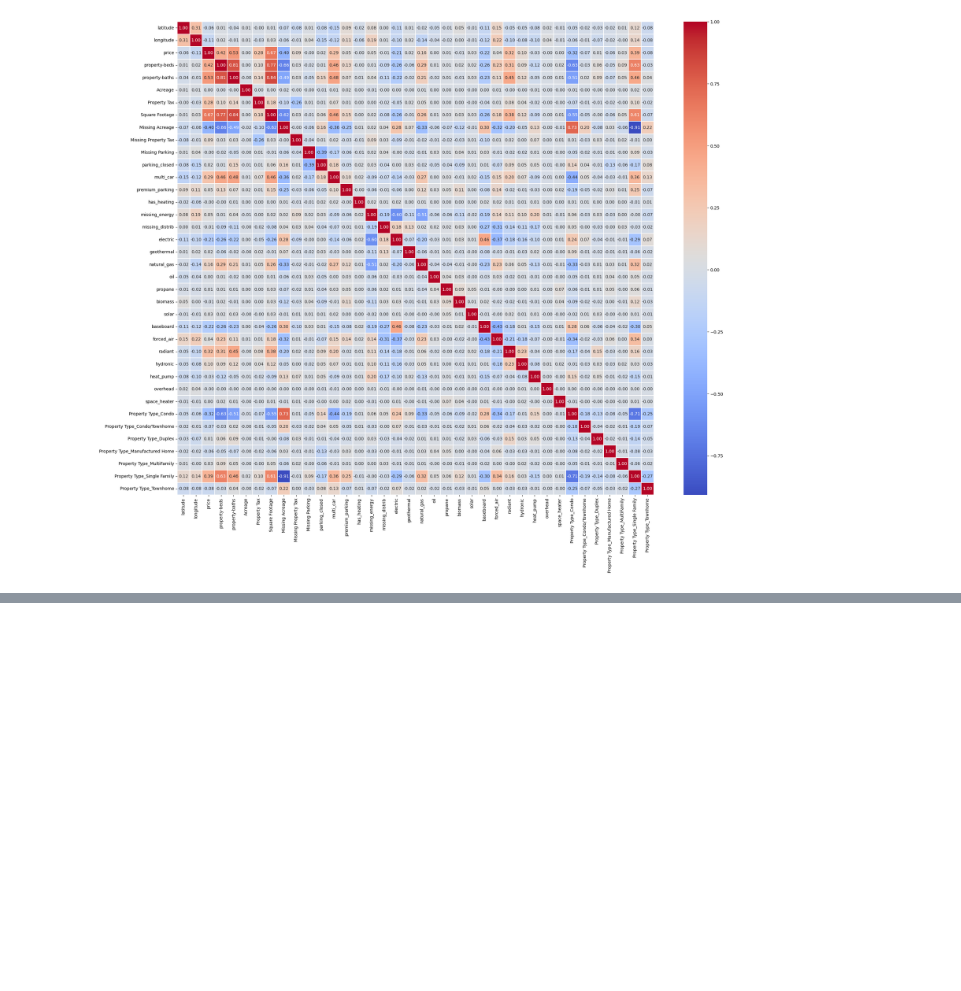
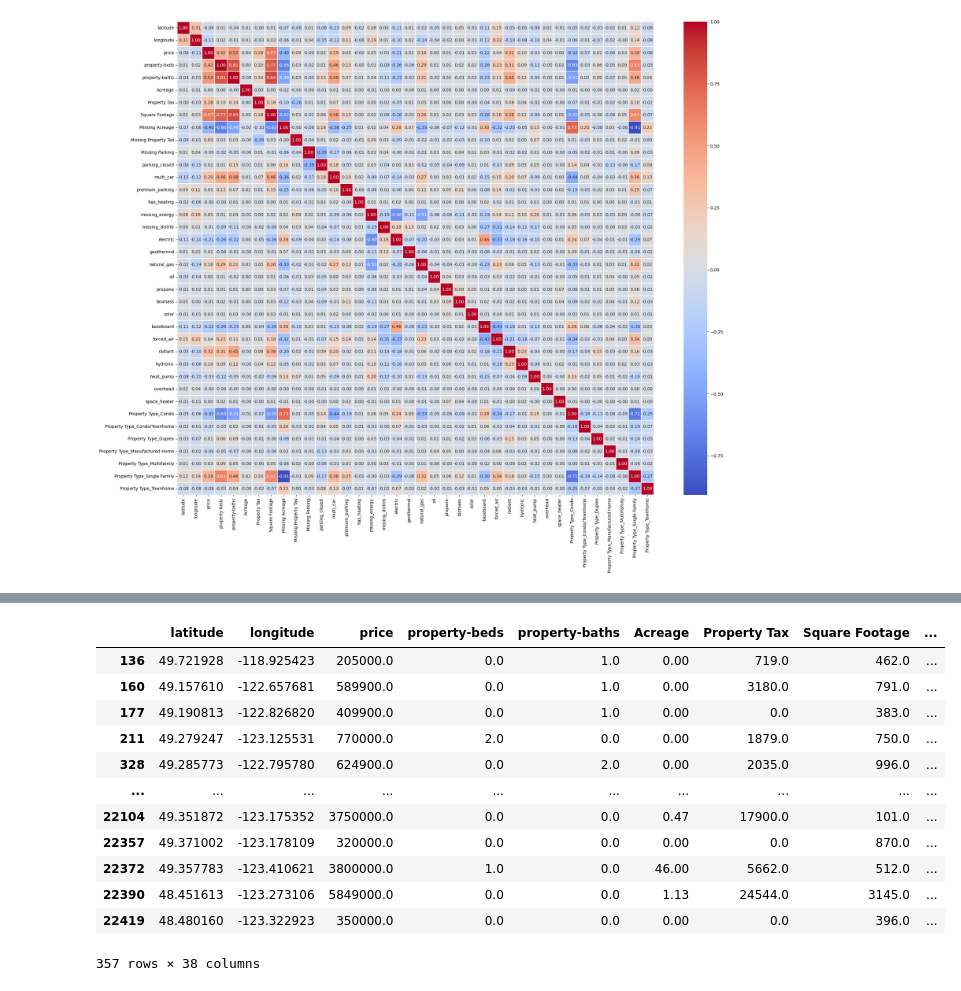
Before and after one commit to Marwane-ELM/Canada-BC-housing-price-predictor-app, a Jupyter notebook: data/data_analysis.ipynb, the cells around one changed output, grey strips where cells are left out. Drawn from its saved outputs; the diff is of its cells as text; code cells hidden in the pictures; blank space fills up the shorter version.

```diff
--- a/data/data_analysis.ipynb
+++ b/data/data_analysis.ipynb
@@ -55,0 +47,16 @@ Name: price, dtype: float64
+# %%
+df[(df["property-beds"] == 0) | (df["property-baths"] == 0)]
+# %% [output]
+|  | latitude | longitude | price | property-beds | property-baths | Acreage | Property Tax | Square Footage | ... |
+| 136 | 49.721928 | -118.925423 | 205000.0 | 0.0 | 1.0 | 0.00 | 719.0 | 462.0 | ... |
+| 160 | 49.157610 | -122.657681 | 589900.0 | 0.0 | 1.0 | 0.00 | 3180.0 | 791.0 | ... |
+| 177 | 49.190813 | -122.826820 | 409900.0 | 0.0 | 1.0 | 0.00 | 0.0 | 383.0 | ... |
+| 211 | 49.279247 | -123.125531 | 770000.0 | 2.0 | 0.0 | 0.00 | 1879.0 | 750.0 | ... |
+| 328 | 49.285773 | -122.795780 | 624900.0 | 0.0 | 2.0 | 0.00 | 2035.0 | 996.0 | ... |
+| ... | ... | ... | ... | ... | ... | ... | ... | ... | ... |
+| 22104 | 49.351872 | -123.175352 | 3750000.0 | 0.0 | 0.0 | 0.47 | 17900.0 | 101.0 | ... |
+| 22357 | 49.371002 | -123.178109 | 320000.0 | 0.0 | 0.0 | 0.00 | 0.0 | 870.0 | ... |
+| 22372 | 49.357783 | -123.410621 | 3800000.0 | 1.0 | 0.0 | 46.00 | 5662.0 | 512.0 | ... |
+| 22390 | 48.451613 | -123.273106 | 5849000.0 | 0.0 | 0.0 | 1.13 | 24544.0 | 3145.0 | ... |
+| 22419 | 48.480160 | -123.322923 | 350000.0 | 0.0 | 0.0 | 0.00 | 0.0 | 396.0 | ... |
+357 rows × 38 columns
```
Also changed, not shown: parts of 9 cells of this notebook, 2 other files.
